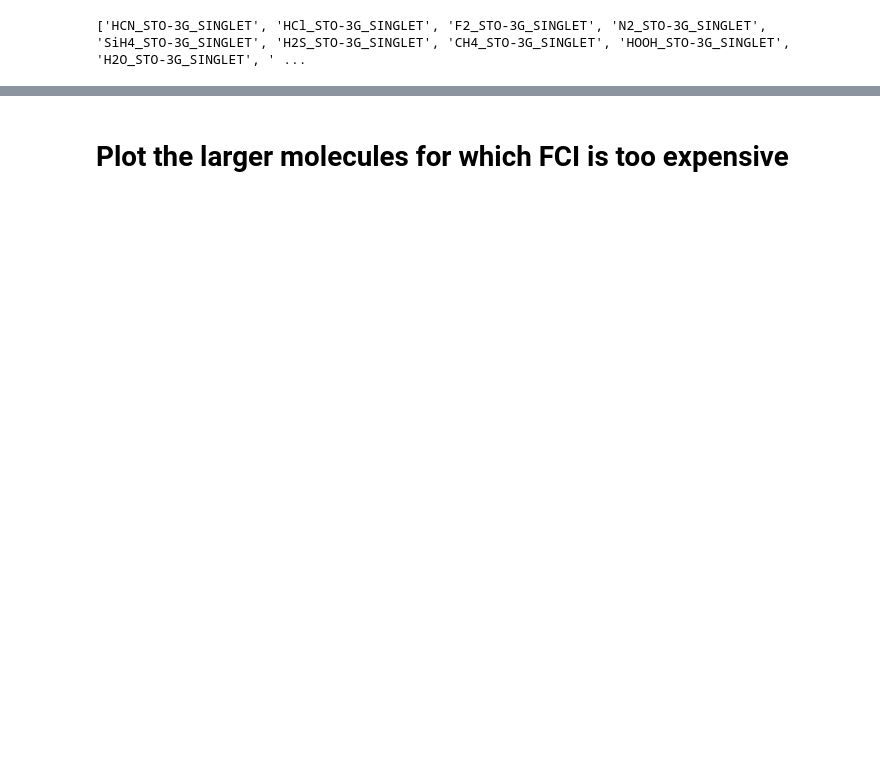
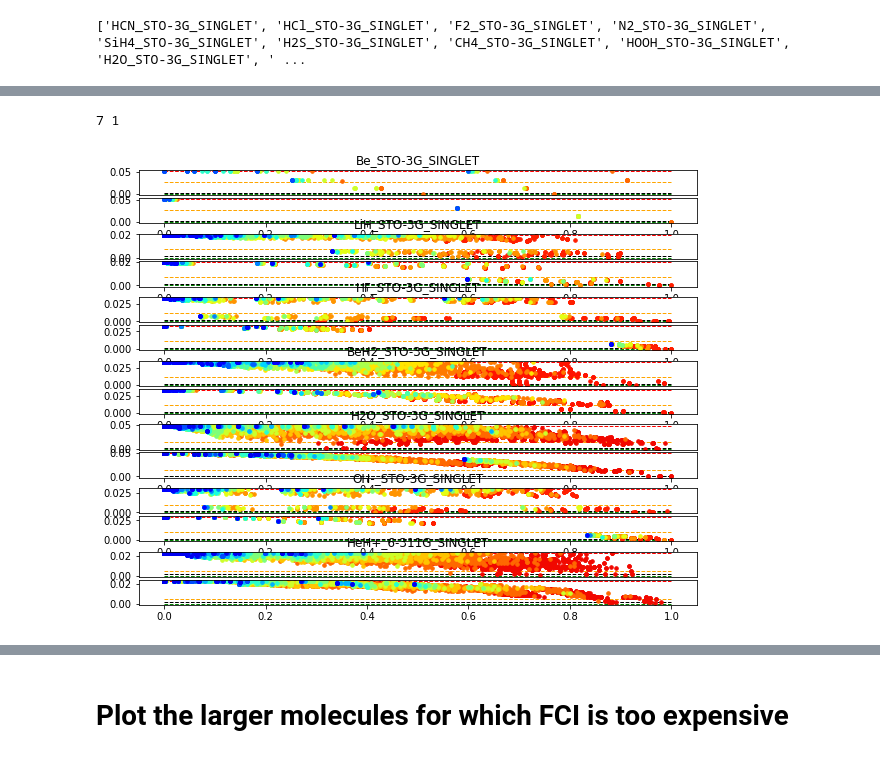
Before and after one commit to UCL-CCS/symmer, a Jupyter notebook: notebooks/plot_stabilizer_results.ipynb, the cells around one changed output, grey strips where cells are left out. Saved outputs shown, nothing was run; the diff lists cells and outputs as text; code cells hidden in the pictures; blank space fills up the shorter version.

```diff
--- a/notebooks/plot_stabilizer_results.ipynb
+++ b/notebooks/plot_stabilizer_results.ipynb
@@ -29,0 +113,60 @@ len(plot_mols)
+# %%
+import matplotlib.pyplot as plt
+import matplotlib.gridspec as gridspec
+
+nrow, ncol = factor_near_square(n_grids)
+print(nrow, ncol)
+fig = plt.figure(figsize=(10, 8))
+outer = gridspec.GridSpec(nrow, ncol, wspace=0.2, hspace=0.2)
+
+for index,speciesname in enumerate(rand_molecules):
+
+    inner = gridspec.GridSpecFromSubplotSpec(2, 1,
+                    subplot_spec=outer[index], wspace=0.1, hspace=0.1)
+
+    data = randomized[speciesname]
+    n_qubits = data['n_qubits_post_taper']
+    n_qubits_full = data['n_qubits_pre_taper']
+    hf_energy = data['hf_energy']
+    mp2_energy = data['mp2_energy']
+    ccsd_energy = data['ccsd_energy']
+    fci_energy = data['fci_energy']
+    ham_ucc_nrg = data['ham_score_ucc_score_cs_energy']
+
+    ax1 = plt.Subplot(fig, inner[0])
+    ax2 = plt.Subplot(fig, inner[1], sharex=ax1)
+
+    for n_sim_qubits,results in ham_ucc_nrg.items():
+        ratio = int(n_sim_qubits)/n_qubits
+        #increments.append(ratio)
+        c = plt.cm.jet(ratio)
+        X_ham, X_ucc, X_nrg = zip(*results)
+        X_ham = np.array(X_ham)
+        X_ucc = np.array(X_ucc)
+        Y_nrg = np.array(X_nrg) - fci_energy
+
+        ax1.scatter(X_ham,Y_nrg,marker='.',color=c,s=50,zorder=1,alpha=1)
+        ax2.scatter(X_ucc,Y_nrg,marker='.',color=c,s=50,zorder=1,alpha=1)
+
+    def plot_lines(axis):
+        axis.hlines(hf_energy-fci_energy, 0, 1, ls='--', lw=1, color='red', zorder=0, label='HF energy')
+        axis.hlines(mp2_energy-fci_energy, 0, 1, ls='--', lw=1, color='orange', zorder=0, label='MP2 energy')
+        axis.hlines(ccsd_energy-fci_energy, 0, 1, ls='--', lw=1, color='green', zorder=0, label='CCSD energy')
+        axis.hlines(0.0016, 0, 1, ls='--', lw=1, color='black', zorder=0, label='Chemical accuracy')
+    plot_lines(ax1)
+    plot_lines(ax2)
+
+    ax1.set_title(speciesname)
+    ax1.xaxis.set_visible(False)
+    fig.add_subplot(ax1)
+    fig.add_subplot(ax2)
+
+    axes = fig.axes
+    if index>nrow:
+        axes[-1].set_xlabel('test')
+
+
+fig.show()
+# %% [output]
+7 1
+[figure, added]
```
Also changed, not shown: parts of 13 cells of this notebook, 8 other files.
